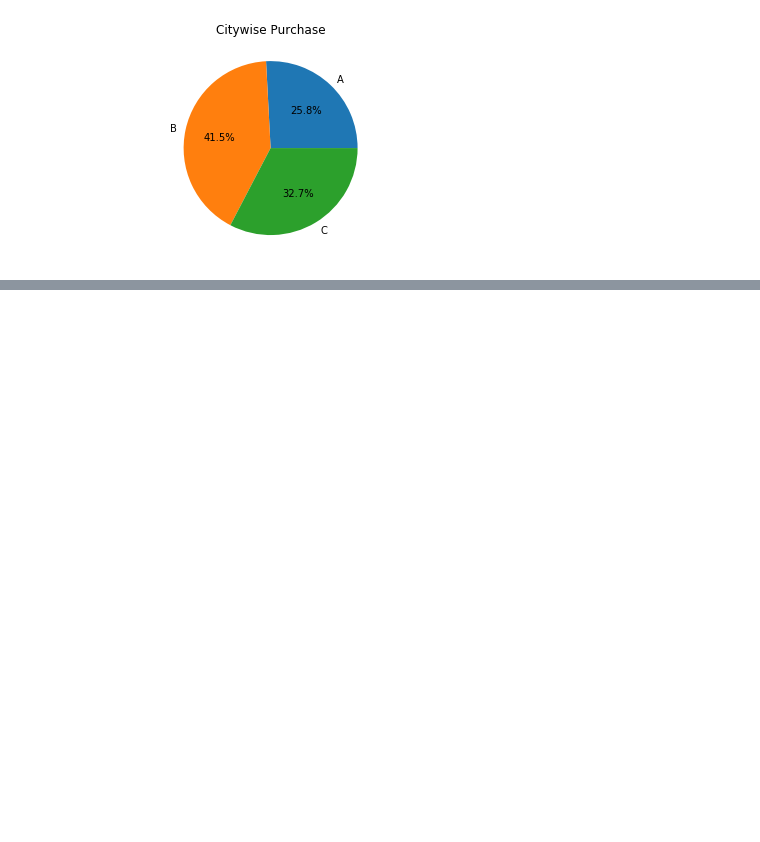
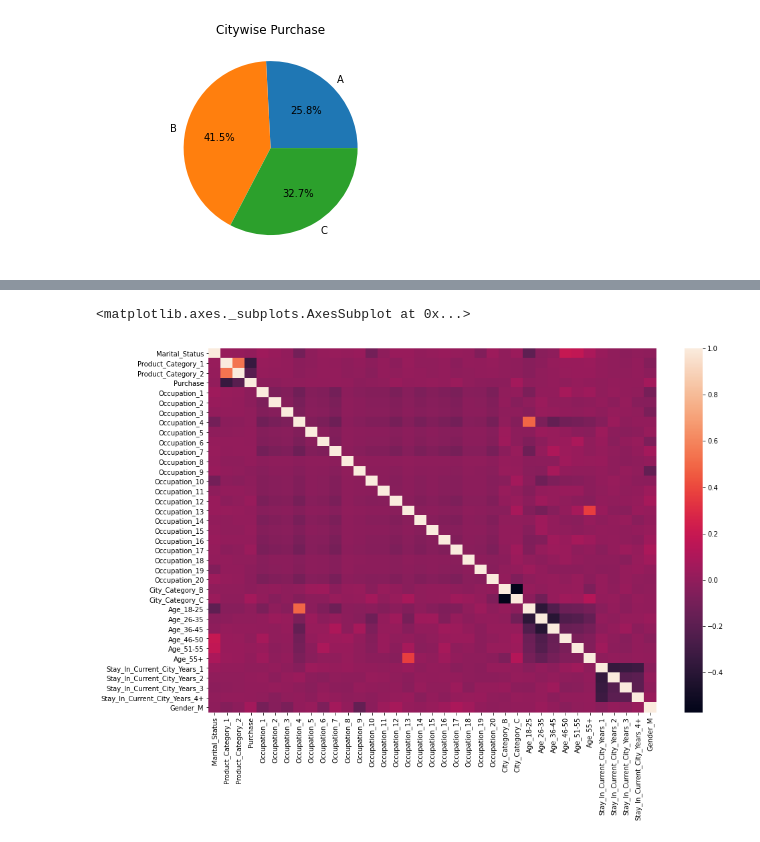
Before and after one commit to NairSailesh/BlackFriday, a Jupyter notebook: BF.ipynb, the cells around one changed output, grey strips where cells are left out. Saved outputs shown, nothing was run; the diff lists cells and outputs as text; code cells hidden in the pictures; blank space fills up the shorter version.

```diff
--- a/BF.ipynb
+++ b/BF.ipynb
@@ -158,0 +169,3 @@ sns.heatmap(data.corr())
+# %%
+df=pd.get_dummies(data,columns=['Occupation','City_Category','Age','Stay_In_Current_City_Years','Gender'], drop_first=True)
+df.head(5)
@@ -158,0 +179,3 @@ sns.heatmap(data.corr())
+# %%
+df=df.drop(['User_ID','Product_ID','Product_Category_3'], axis = 1 )
+df.head(5)
@@ -158,0 +250,6 @@ sns.heatmap(data.corr())
+# %%
+plt.figure(figsize=(15,10))
+sns.heatmap(df.corr())
+# %% [output]
+<matplotlib.axes._subplots.AxesSubplot at 0x...>
+[figure, added]
```
Also changed, not shown: parts of 15 cells of this notebook.
